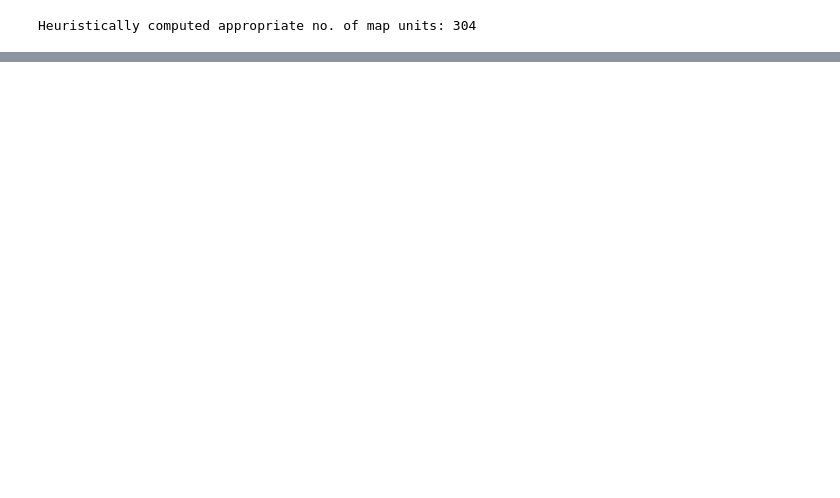
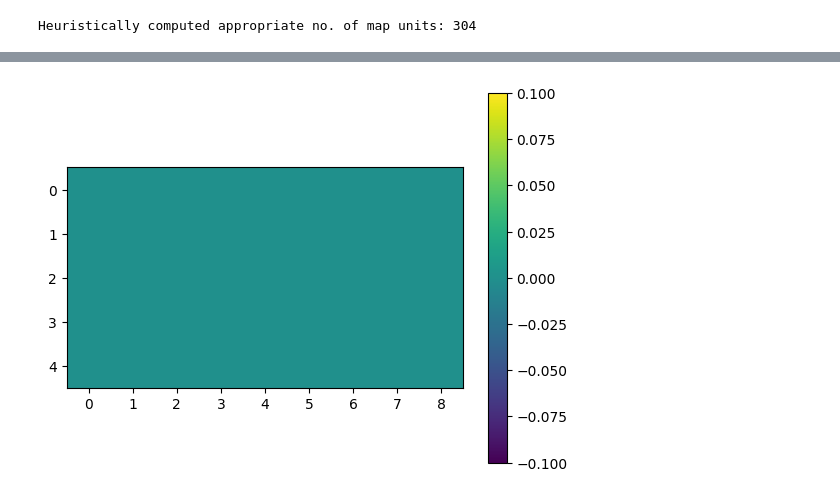
Before and after one commit to anirudra-adhikary/SOM-on-iris, a Jupyter notebook: SOM.ipynb, the cells around one changed output, grey strips where cells are left out. Drawn from its saved outputs; the diff is of its cells as text; code cells hidden in the pictures; blank space fills up the shorter version.

```diff
--- a/SOM.ipynb
+++ b/SOM.ipynb
@@ -48,63 +48,67 @@ print("Heuristically computed appropriate no. of map units: "+str(int(map_units)
 # %% [output]
 Heuristically computed appropriate no. of map units: 304
 # %%
+import numpy as np
 import math
 import matplotlib.pyplot as plt
 %matplotlib inline
 
-def Eucli_dists(MAP,x):
-    x = x.reshape((1,1,-1))
+def Eucli_dists(MAP, x):
+    x = x.reshape((1, 1, -1))
     Eucli_MAP = MAP - x
     Eucli_MAP = Eucli_MAP**2
-    Eucli_MAP = np.sqrt(np.sum(Eucli_MAP,2))
+    Eucli_MAP = np.sqrt(np.sum(Eucli_MAP, 2))
     return Eucli_MAP
 
 input_dimensions = 4
 
 map_width = 9
 map_height = 5
-MAP = np.random.uniform(size=(map_height,map_width,input_dimensions))
-prev_MAP = np.zeros((map_height,map_width,input_dimensions))
+MAP = np.random.uniform(size=(map_height, map_width, input_dimensions))
+prev_MAP = np.zeros((map_height, map_width, input_dimensions))
 
-radius0 = max(map_width,map_height)/2
+radius0 = max(map_width, map_height) / 2
 learning_rate0 = 0.1
 
-coordinate_map = np.zeros([map_height,map_width,2],dtype=np.int32)
+coordinate_map = np.zeros([map_height, map_width, 2], dtype=np.int32)
 
-for i in range(0,map_height):
-    for j in range(0,map_width):
-        coordinate_map[i][j] = [i,j]
+for i in range(0, map_height):
+    for j in range(0, map_width):
+        coordinate_map[i][j] = [i, j]
 
 epochs = 500
-radius=radius0
+radius = radius0
 learning_rate = learning_rate0
-max_iterations = len(patterns)+1
-too_many_iterations = 10*max_iterations
+max_iterations = len(patterns) + 1
+too_many_iterations = 10 * max_iterations
 
 convergence = [1]
 
-timestep=1
-e=0.001
-flag=0
+timestep = 1
+e = 0.001
+flag = 0
 
-epoch=0
-while epoch<epochs:
+def repulsion_force(neuron, neighbors, min_dist=0.5, force=0.1):
+    for neighbor in neighbors:
+        distance = np.linalg.norm(neuron - neighbor)
+        if distance < min_dist:
+            direction = (neuron - neighbor) / distance
+            neuron += force * direction
+    return neuron
 
+epoch = 0
+while epoch < epochs:
     shuffle = np.random.randint(len(patterns), size=len(patterns))
     for i in range(len(patterns)):
-
         J = np.linalg.norm(MAP - prev_MAP)
 
-        if  J <= e:
-            flag=1
+        if J <= e:
+            flag = 1
             break
-
         else:
-
             pattern = patterns[shuffle[i]]
             pattern_ary = np.tile(pattern, (map_height, map_width, 1))
             Eucli_MAP = np.linalg.norm(pattern_ary - MAP, axis=2)
-
 
             BMU = np.unravel_index(np.argmin(Eucli_MAP, axis=None), Eucli_MAP.shape)
 
@@ -114,21 +118,35 @@ while epoch<epochs:
                 for j in range(map_width):
                     distance = np.linalg.norm([i - BMU[0], j - BMU[1]])
                     if distance <= radius:
-                        MAP[i][j] = MAP[i][j] + learning_rate*(pattern-MAP[i][j])
+                        MAP[i][j] = MAP[i][j] + learning_rate * (pattern - MAP[i][j])
 
-            learning_rate = learning_rate0*(1-(epoch/epochs))
-            radius = radius0*math.exp(-epoch/epochs)
+                        neighbors = []
+                        for di in range(-1, 2):
+                            for dj in range(-1, 2):
+                                ni, nj = i + di, j + dj
+                                if 0 <= ni < map_height and 0 <= nj < map_width and (di != 0 or dj != 0):
+                                    neighbors.append(MAP[ni][nj])
 
-            timestep+=1
+                        MAP[i][j] = repulsion_force(MAP[i][j], neighbors)
+
+            learning_rate = learning_rate0 * (1 - (epoch / epochs))
+            radius = radius0 * math.exp(-epoch / epochs)
+
+            timestep += 1
 
     if J < min(convergence):
-        print('Lower error found: %s' %str(J) + ' at epoch: %s' % str(epoch))
+        print('Lower error found: %s' % str(J) + ' at epoch: %s' % str(epoch))
         print('\tLearning rate: ' + str(learning_rate))
         print('\tNeighbourhood radius: ' + str(radius))
         MAP_final = MAP
     convergence.append(J)
 
-    if flag==1:
+    if flag == 1:
         break
-    epoch+=1
+    epoch += 1
+
+# Plot the final MAP
+plt.imshow(np.argmax(MAP_final, axis=2), interpolation='nearest')
+plt.colorbar()
+plt.show()
 # %% [output]
@@ -152,3 +170,4 @@ Lower error found: 0.0009669176588811728 at epoch: 485
+[figure, added]
 # %%
 plt.plot(convergence)
 plt.ylabel('error')
```
Also changed, not shown: parts of 4 cells of this notebook.
